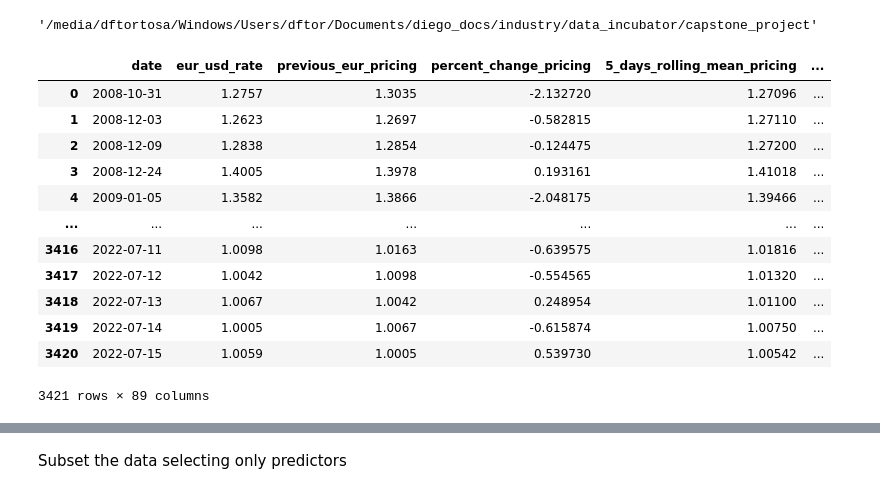
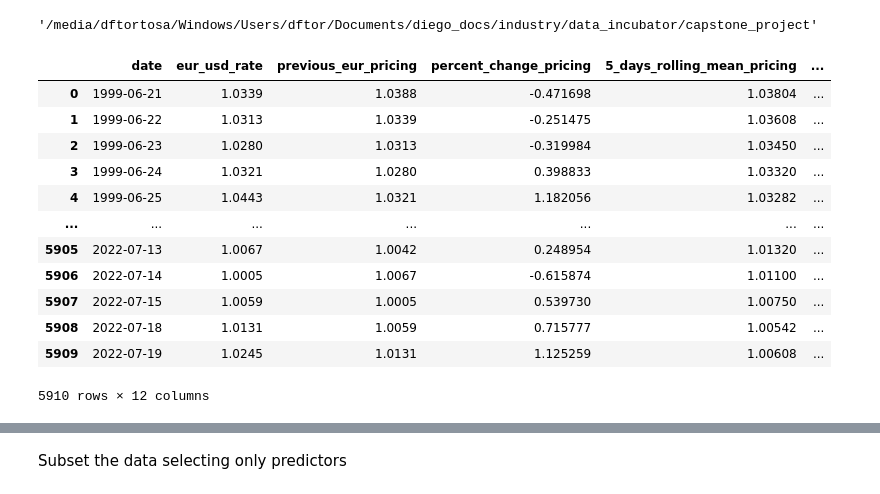
Before and after one commit to dtortosa/capstone_project, a Jupyter notebook: scripts/03_predicting_exchange_rate.ipynb, the cells around one changed output, grey strips where cells are left out. Cells and saved outputs as stored; diff of their text form; code cells hidden in the pictures.

```diff
--- a/scripts/03_predicting_exchange_rate.ipynb
+++ b/scripts/03_predicting_exchange_rate.ipynb
@@ -11,19 +11,19 @@ os.getcwd()
 # %%
 import pandas as pd
 import numpy as np
-df_merged = pd.read_csv("results/sentiment_ecb_pricing.csv.gz", compression="gzip")
-df_merged
+eur_pricing = pd.read_csv("results/eur_pricing_data.csv.gz", compression="gzip")
+eur_pricing
 # %% [output]
 |  | date | eur_usd_rate | previous_eur_pricing | percent_change_pricing | 5_days_rolling_mean_pricing | ... |
-| 0 | 2008-10-31 | 1.2757 | 1.3035 | -2.132720 | 1.27096 | ... |
-| 1 | 2008-12-03 | 1.2623 | 1.2697 | -0.582815 | 1.27110 | ... |
-| 2 | 2008-12-09 | 1.2838 | 1.2854 | -0.124475 | 1.27200 | ... |
-| 3 | 2008-12-24 | 1.4005 | 1.3978 | 0.193161 | 1.41018 | ... |
-| 4 | 2009-01-05 | 1.3582 | 1.3866 | -2.048175 | 1.39466 | ... |
+| 0 | 1999-06-21 | 1.0339 | 1.0388 | -0.471698 | 1.03804 | ... |
+| 1 | 1999-06-22 | 1.0313 | 1.0339 | -0.251475 | 1.03608 | ... |
+| 2 | 1999-06-23 | 1.0280 | 1.0313 | -0.319984 | 1.03450 | ... |
+| 3 | 1999-06-24 | 1.0321 | 1.0280 | 0.398833 | 1.03320 | ... |
+| 4 | 1999-06-25 | 1.0443 | 1.0321 | 1.182056 | 1.03282 | ... |
 | ... | ... | ... | ... | ... | ... | ... |
-| 3416 | 2022-07-11 | 1.0098 | 1.0163 | -0.639575 | 1.01816 | ... |
-| 3417 | 2022-07-12 | 1.0042 | 1.0098 | -0.554565 | 1.01320 | ... |
-| 3418 | 2022-07-13 | 1.0067 | 1.0042 | 0.248954 | 1.01100 | ... |
-| 3419 | 2022-07-14 | 1.0005 | 1.0067 | -0.615874 | 1.00750 | ... |
-| 3420 | 2022-07-15 | 1.0059 | 1.0005 | 0.539730 | 1.00542 | ... |
+| 5905 | 2022-07-13 | 1.0067 | 1.0042 | 0.248954 | 1.01320 | ... |
+| 5906 | 2022-07-14 | 1.0005 | 1.0067 | -0.615874 | 1.01100 | ... |
+| 5907 | 2022-07-15 | 1.0059 | 1.0005 | 0.539730 | 1.00750 | ... |
+| 5908 | 2022-07-18 | 1.0131 | 1.0059 | 0.715777 | 1.00542 | ... |
+| 5909 | 2022-07-19 | 1.0245 | 1.0131 | 1.125259 | 1.00608 | ... |
-3421 rows × 89 columns
+5910 rows × 12 columns
```
Also changed, not shown: parts of 20 cells of this notebook, 2 other files.
